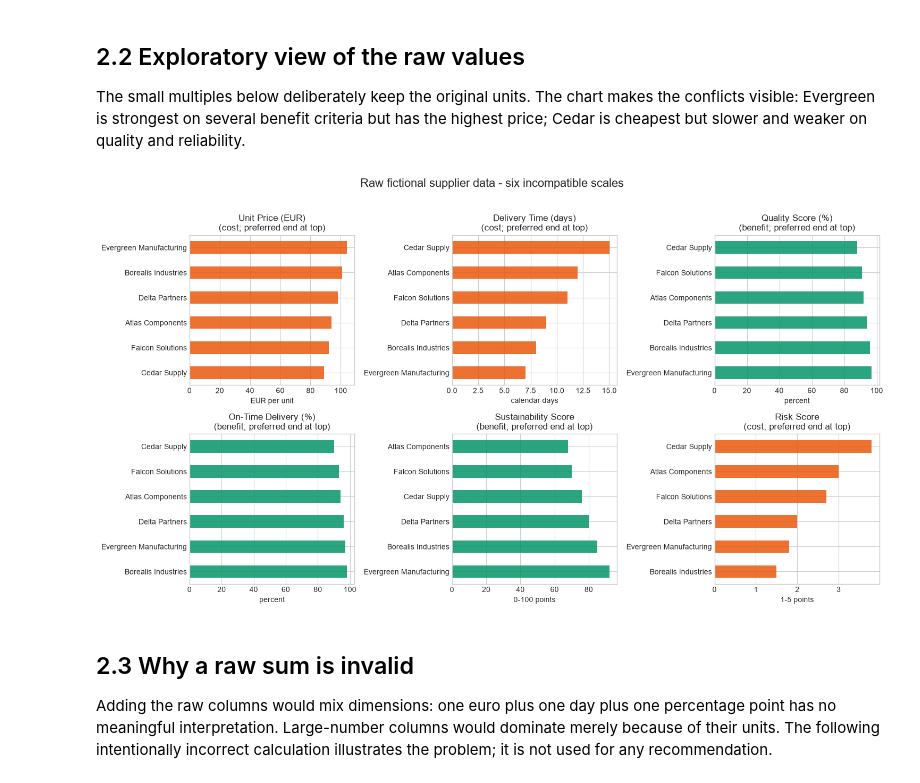
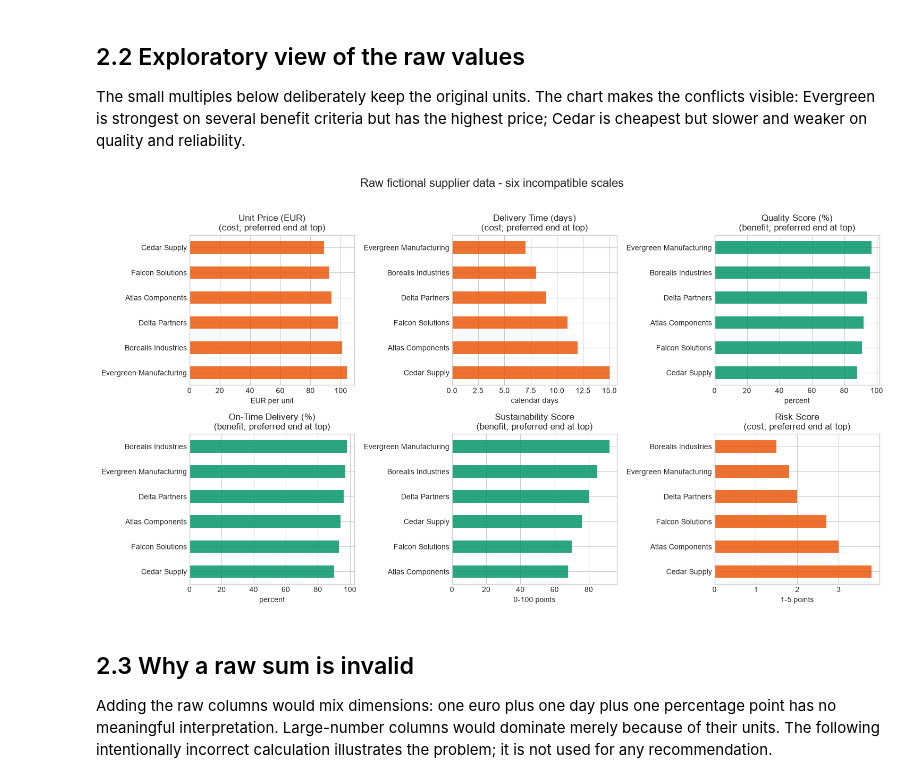
Before and after one commit to BoyanYotov/SoftUni-Math_Concepts_for_Devs-Final_Project, a Jupyter notebook: notebooks/supplier_selection.ipynb, the cells around one changed output. Drawn from its saved outputs; the diff is of its cells as text; code cells hidden in the pictures.

```diff
--- a/notebooks/supplier_selection.ipynb
+++ b/notebooks/supplier_selection.ipynb
@@ -236,29 +239,30 @@ The small multiples below deliberately keep the original units. The chart makes
 # %%
 # Comparing all suppliers on the original measurement scales before normalization.
 # A 2-by-3 grid provides one horizontal bar chart for each of the six criteria.
 fig, axes = plt.subplots(2, 3, figsize=(15, 8))
 
 # Pairing each subplot with one criterion. axes.flat turns the grid into a one-dimensional iterator.
 for ax, criterion in zip(axes.flat, criteria):
     # Sorted so the preferred values appear toward the top of each horizontal chart.
     # Cost criteria are sorted ascending; benefit criteria are sorted descending.
     ordered = suppliers[criterion].sort_values(ascending=directions[criterion] == "cost")
 
     # Using green for benefits and orange for costs to reinforce criterion direction visually.
     color = COLORS["green"] if directions[criterion] == "benefit" else COLORS["orange"]
     ordered.plot(kind="barh", ax=ax, color=color, alpha=0.85)
 
     # Adding titles, units, and axis labels.
+    ax.invert_yaxis()
     ax.set_title(f"{criterion}\n({directions[criterion]}; preferred end at top)")
     ax.set_xlabel(units[criterion])
     ax.set_ylabel("")
 
 # Adding one shared title, resolve overlaps, and render the figure.
 plt.suptitle("Raw fictional supplier data - six incompatible scales", fontsize=16, y=1.02)
 plt.tight_layout()
 plt.show()
 # %% [output]
-[figure, old version]
+[figure, new version]
 # %% [markdown]
 ## 2.3 Why a raw sum is invalid ##
 
```
Also changed, not shown: parts of 17 cells of this notebook.
